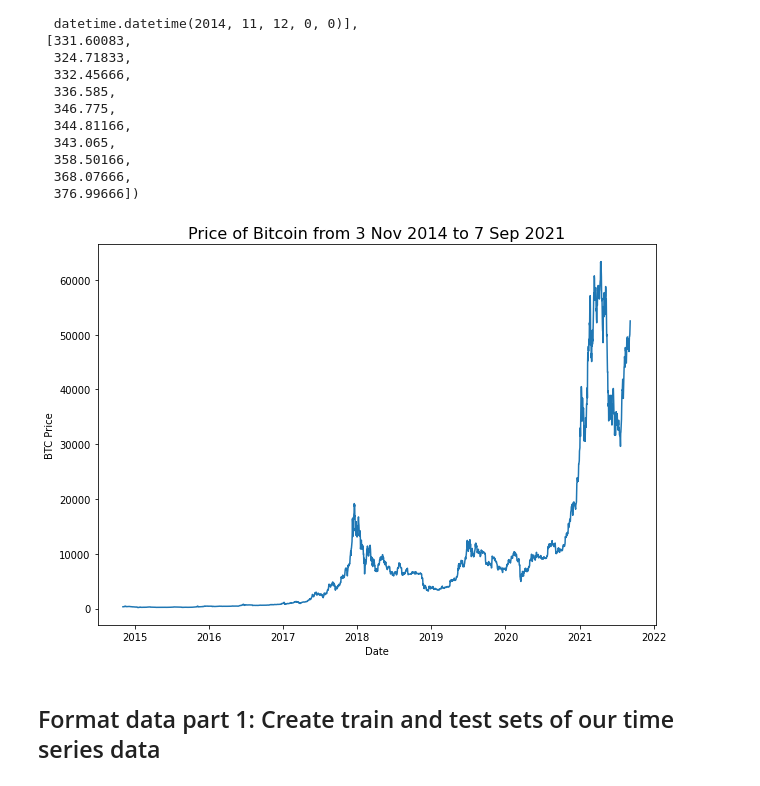
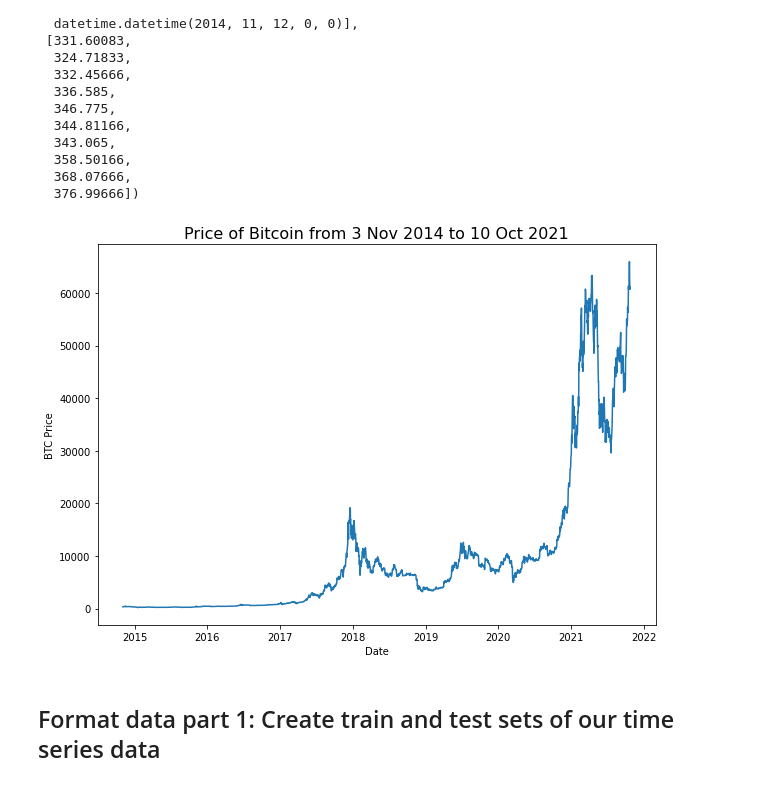
Before and after one commit to imran9891/TensorFlow, a Jupyter notebook: 10_time_series_forecasing_with_tensorflow.ipynb, the cells around one changed output. Cells and saved outputs as stored; diff of their text form; code cells hidden in the pictures.

```diff
--- a/10_time_series_forecasing_with_tensorflow.ipynb
+++ b/10_time_series_forecasing_with_tensorflow.ipynb
@@ -104,7 +104,8 @@ plt.legend(fontsize=14);
 # %% [markdown]
 ## Importing time series data with Python's CSV module
 # %%
-with open("drive/MyDrive/Bitcoin/BTC_data.csv","r") as f:
+import csv
+with open("drive/MyDrive/Bitcoin/BTC.csv","r") as f:
   csv_reader = csv.reader(f, delimiter=",")
   for line in csv_reader:
     print(line)
@@ -129,11 +130,9 @@ with open("drive/MyDrive/Bitcoin/BTC_data.csv","r") as f:
 # %%
 # Importing and formatting historical Bitcoin data with Python
-import csv
 import datetime as dt
-
 timesteps = []
 btc_price = []
-with open("drive/MyDrive/Bitcoin/BTC_data.csv","r") as f:
+with open("drive/MyDrive/Bitcoin/BTC.csv","r") as f:
   csv_reader = csv.reader(f, delimiter=",")
   next(csv_reader) # skip first line (this gets rid of the column titles, the header part)
   for line in csv_reader:
@@ -166,12 +165,12 @@ timesteps[:10],btc_price[:10]
 # %%
 # Plot from CSV
 plt.figure(figsize=(10,7))
 plt.plot(timesteps, btc_price)
 plt.ylabel("BTC Price")
-plt.title("Price of Bitcoin from 3 Nov 2014 to 7 Sep 2021",fontsize=16)
+plt.title("Price of Bitcoin from 3 Nov 2014 to 10 Oct 2021",fontsize=16)
 plt.xlabel("Date");
 # %% [output]
-[figure, old version]
+[figure, new version]
 # %% [markdown]
 ## Format data part 1: Create train and test sets of our time series data
 # %% [markdown]
```
Also changed, not shown: parts of 80 cells of this notebook.
